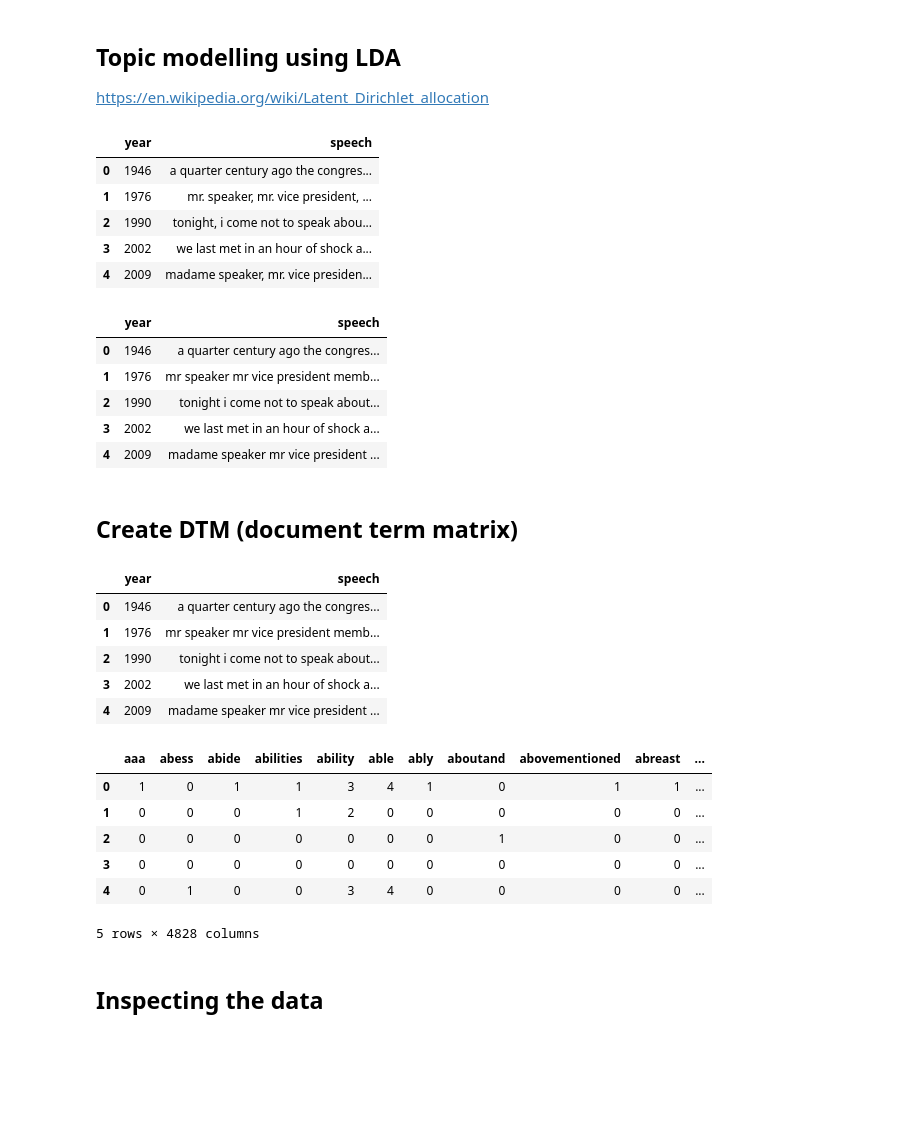
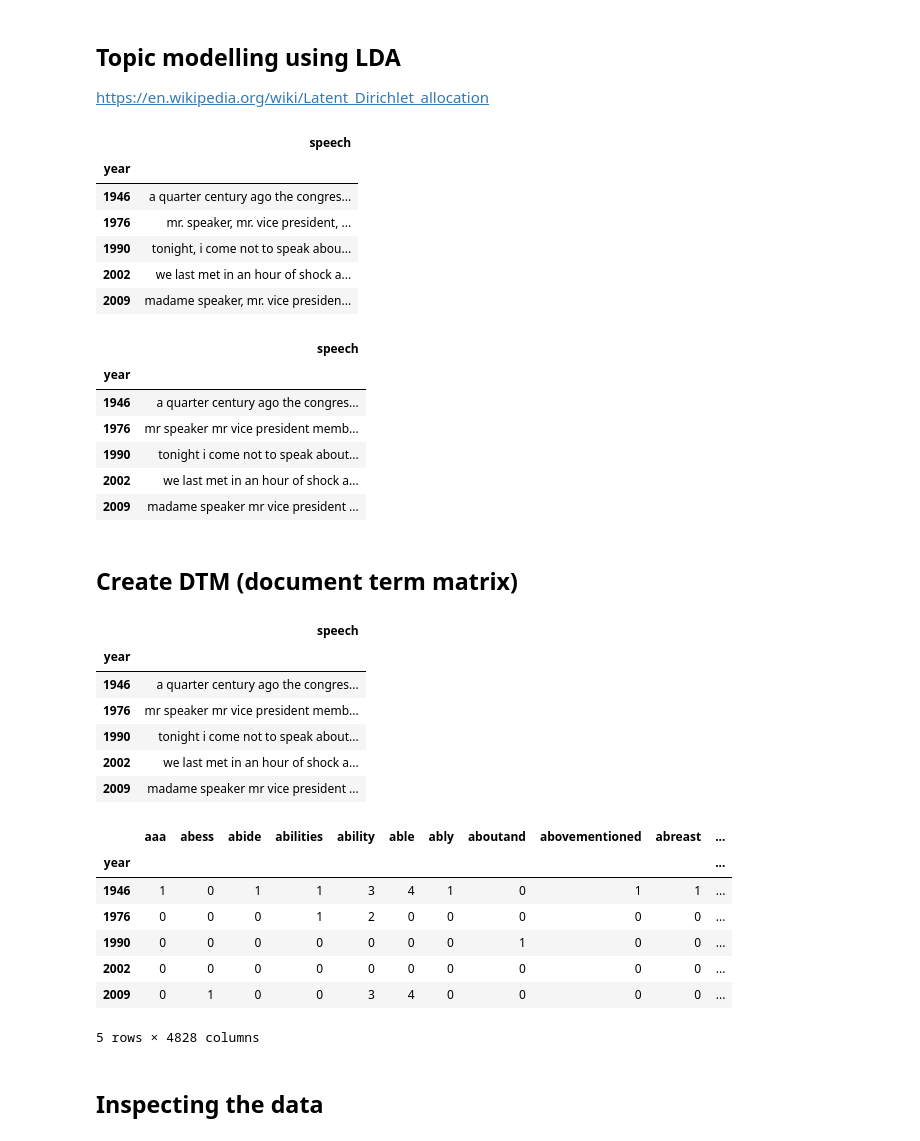
Before and after one commit to razz7/Python_exam, a Jupyter notebook: notebooks/Part 4 Topic analysis.ipynb, the cells around one changed output. Cells and saved outputs as stored; diff of their text form; code cells hidden in the pictures; blank space fills up the shorter version.

```diff
--- a/notebooks/Part 4 Topic analysis.ipynb
+++ b/notebooks/Part 4 Topic analysis.ipynb
@@ -19,24 +19,30 @@ https://en.wikipedia.org/wiki/Latent_Dirichlet_allocation
 # %%
 #We select speeches from 5 historically significant years from corpus
 data = pd.read_pickle('pickled_data/data_first_clean.pkl')
 data.drop(['President', 'Party','speech', 'first_clean_tokenized'], axis=1, inplace = True)
 #rename column for clarity
 data = data.rename({'first_clean' : 'speech'}, axis=1)
 
 years = [1946, 1976, 1990, 2002, 2009]
 
 data = data.loc[data['year'].isin(years)]
-data = data.reset_index(drop=True)
+#data = data.reset_index(drop=True)
+
+
+
 
 data['year'] = data['year'].apply(str)
+#test 1
+data = data.set_index('year')
 data.head()
 # %% [output]
-|  | year | speech |
-| 0 | 1946 | a quarter century ago the congres... |
-| 1 | 1976 | mr. speaker, mr. vice president, ... |
-| 2 | 1990 | tonight, i come not to speak abou... |
-| 3 | 2002 | we last met in an hour of shock a... |
-| 4 | 2009 | madame speaker, mr. vice presiden... |
+|  | speech |
+| year |  |
+| 1946 | a quarter century ago the congres... |
+| 1976 | mr. speaker, mr. vice president, ... |
+| 1990 | tonight, i come not to speak abou... |
+| 2002 | we last met in an hour of shock a... |
+| 2009 | madame speaker, mr. vice presiden... |
 # %%
 #Check a sample to see if more cleaning is needed
 
@@ -54,12 +60,13 @@ data['speech'] = data.speech.map(lambda x : clean_for_tdm(x))
 # %%
 data.head()
 # %% [output]
-|  | year | speech |
-| 0 | 1946 | a quarter century ago the congres... |
-| 1 | 1976 | mr speaker mr vice president memb... |
-| 2 | 1990 | tonight i come not to speak about... |
-| 3 | 2002 | we last met in an hour of shock a... |
-| 4 | 2009 | madame speaker mr vice president ... |
+|  | speech |
+| year |  |
+| 1946 | a quarter century ago the congres... |
+| 1976 | mr speaker mr vice president memb... |
+| 1990 | tonight i come not to speak about... |
+| 2002 | we last met in an hour of shock a... |
+| 2009 | madame speaker mr vice president ... |
 # %%
 #data.iloc[2,1]
 # %% [markdown]
@@ -69,12 +76,13 @@ data.head()
 #data.set_index('year', inplace = True)
 data.head()
 # %% [output]
-|  | year | speech |
-| 0 | 1946 | a quarter century ago the congres... |
-| 1 | 1976 | mr speaker mr vice president memb... |
-| 2 | 1990 | tonight i come not to speak about... |
-| 3 | 2002 | we last met in an hour of shock a... |
-| 4 | 2009 | madame speaker mr vice president ... |
+|  | speech |
+| year |  |
+| 1946 | a quarter century ago the congres... |
+| 1976 | mr speaker mr vice president memb... |
+| 1990 | tonight i come not to speak about... |
+| 2002 | we last met in an hour of shock a... |
+| 2009 | madame speaker mr vice president ... |
 # %%
 cv = CountVectorizer(stop_words='english')
 data_cv = cv.fit_transform(data.speech)
@@ -83,11 +91,12 @@ data_dtm.index = data.index
 data_dtm
 # %% [output]
 |  | aaa | abess | abide | abilities | ability | able | ably | aboutand | abovementioned | abreast | ... |
-| 0 | 1 | 0 | 1 | 1 | 3 | 4 | 1 | 0 | 1 | 1 | ... |
-| 1 | 0 | 0 | 0 | 1 | 2 | 0 | 0 | 0 | 0 | 0 | ... |
-| 2 | 0 | 0 | 0 | 0 | 0 | 0 | 0 | 1 | 0 | 0 | ... |
-| 3 | 0 | 0 | 0 | 0 | 0 | 0 | 0 | 0 | 0 | 0 | ... |
-| 4 | 0 | 1 | 0 | 0 | 3 | 4 | 0 | 0 | 0 | 0 | ... |
+| year |  |  |  |  |  |  |  |  |  |  | ... |
+| 1946 | 1 | 0 | 1 | 1 | 3 | 4 | 1 | 0 | 1 | 1 | ... |
+| 1976 | 0 | 0 | 0 | 1 | 2 | 0 | 0 | 0 | 0 | 0 | ... |
+| 1990 | 0 | 0 | 0 | 0 | 0 | 0 | 0 | 1 | 0 | 0 | ... |
+| 2002 | 0 | 0 | 0 | 0 | 0 | 0 | 0 | 0 | 0 | 0 | ... |
+| 2009 | 0 | 1 | 0 | 0 | 3 | 4 | 0 | 0 | 0 | 0 | ... |
 5 rows × 4828 columns
 # %%
 #data_dtm.to_pickle('pickled_data/dtm.pkl')
```
Also changed, not shown: parts of 22 cells of this notebook, 1 other file.
